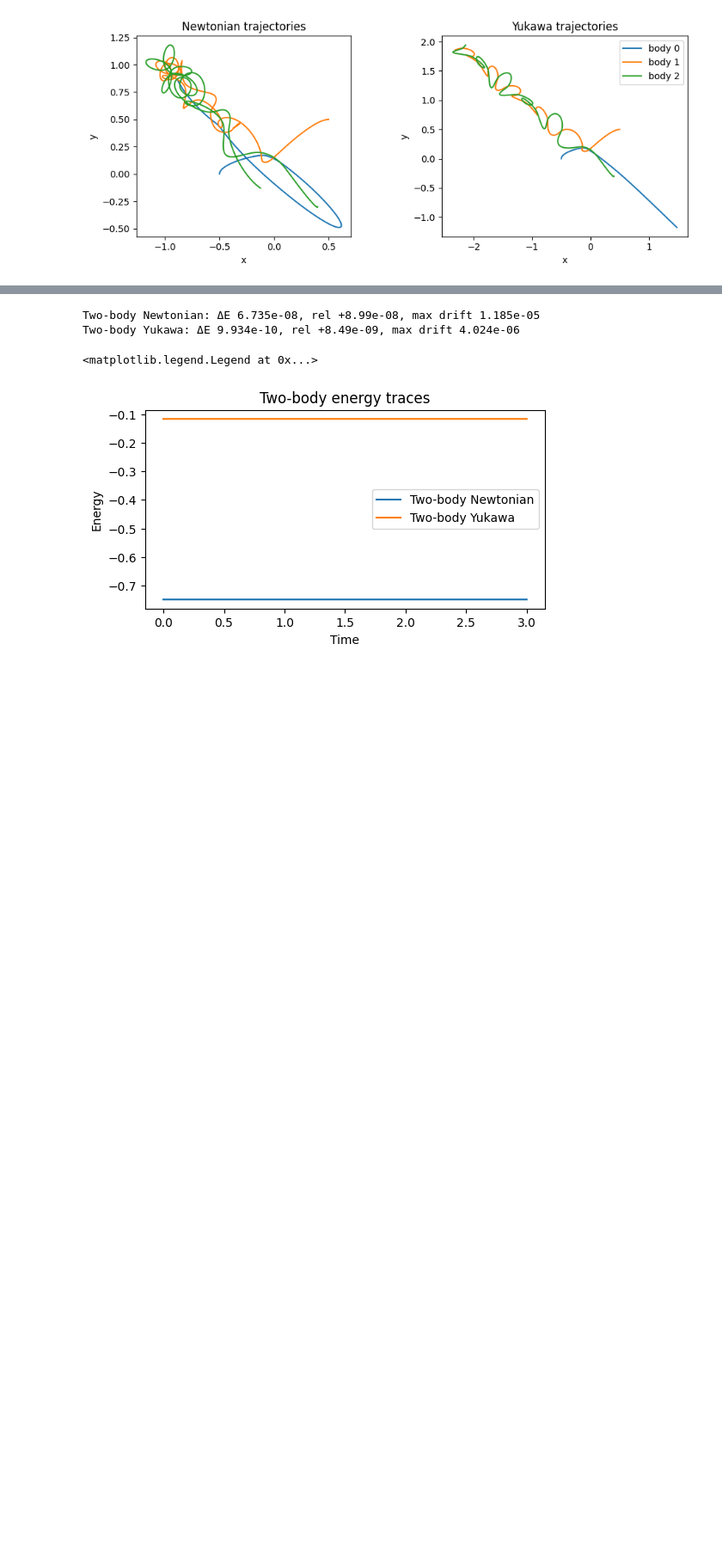
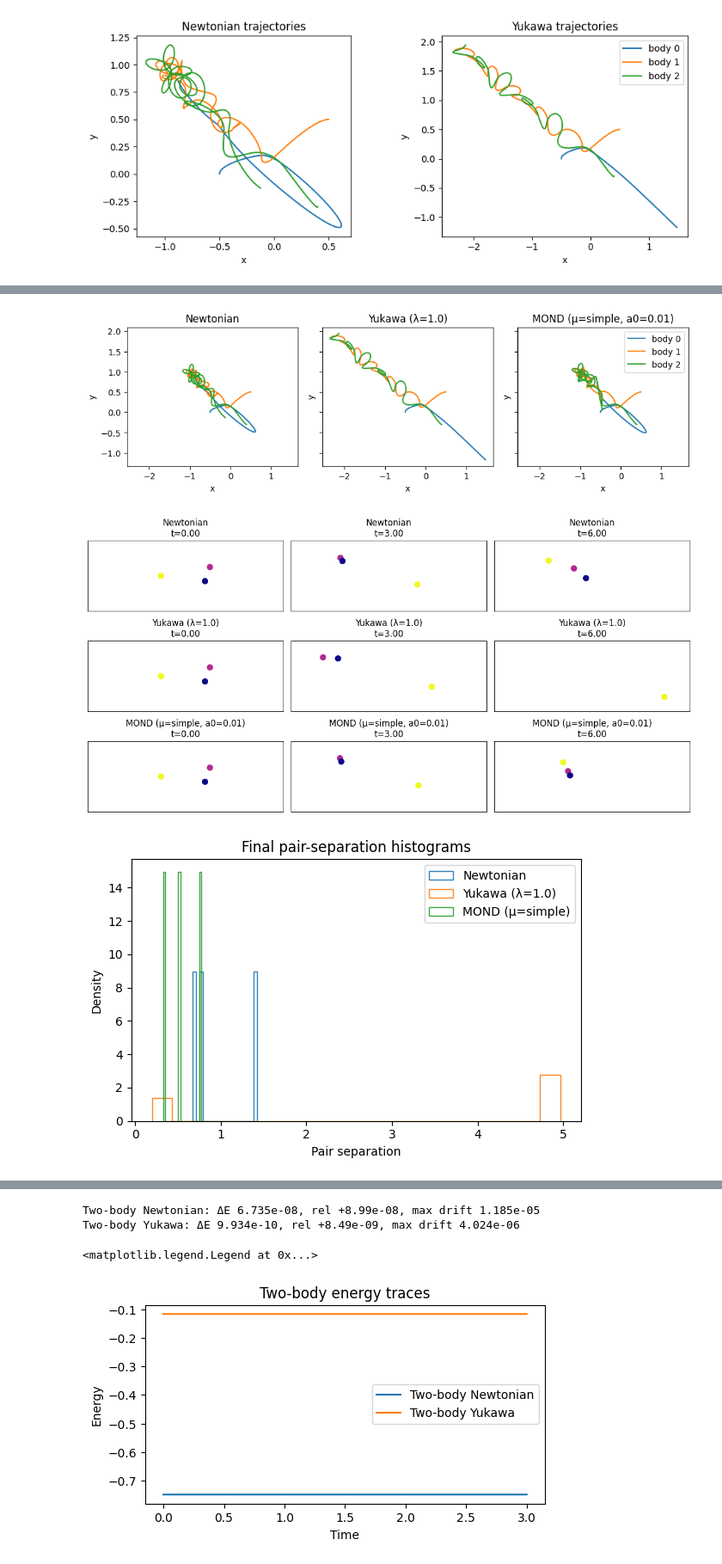
Before and after one commit to samreetdhillon/modified-gravity-sim, a Jupyter notebook: notebooks/simulation_physics_tests.ipynb, the cells around one changed output, grey strips where cells are left out. Shown at 86% size. Cells and saved outputs as stored; diff of their text form; code cells hidden in the pictures; blank space fills up the shorter version.

```diff
--- a/notebooks/simulation_physics_tests.ipynb
+++ b/notebooks/simulation_physics_tests.ipynb
@@ -197,0 +241,11 @@ fig.tight_layout()
+# %%
+plot_trajectories(records)
+times = [0, len(records[0]["time"]) // 2, -1]
+plot_snapshots(records, times)
+plot_pair_separation_histogram(records)
+plot_clustering_overlay(records, np.linspace(0, 4, 16))
+plt.show()
+# %% [output]
+[figure, added]
+[figure, added]
+[figure, added]
```
Also changed, not shown: parts of 12 cells of this notebook, 10 other files.
